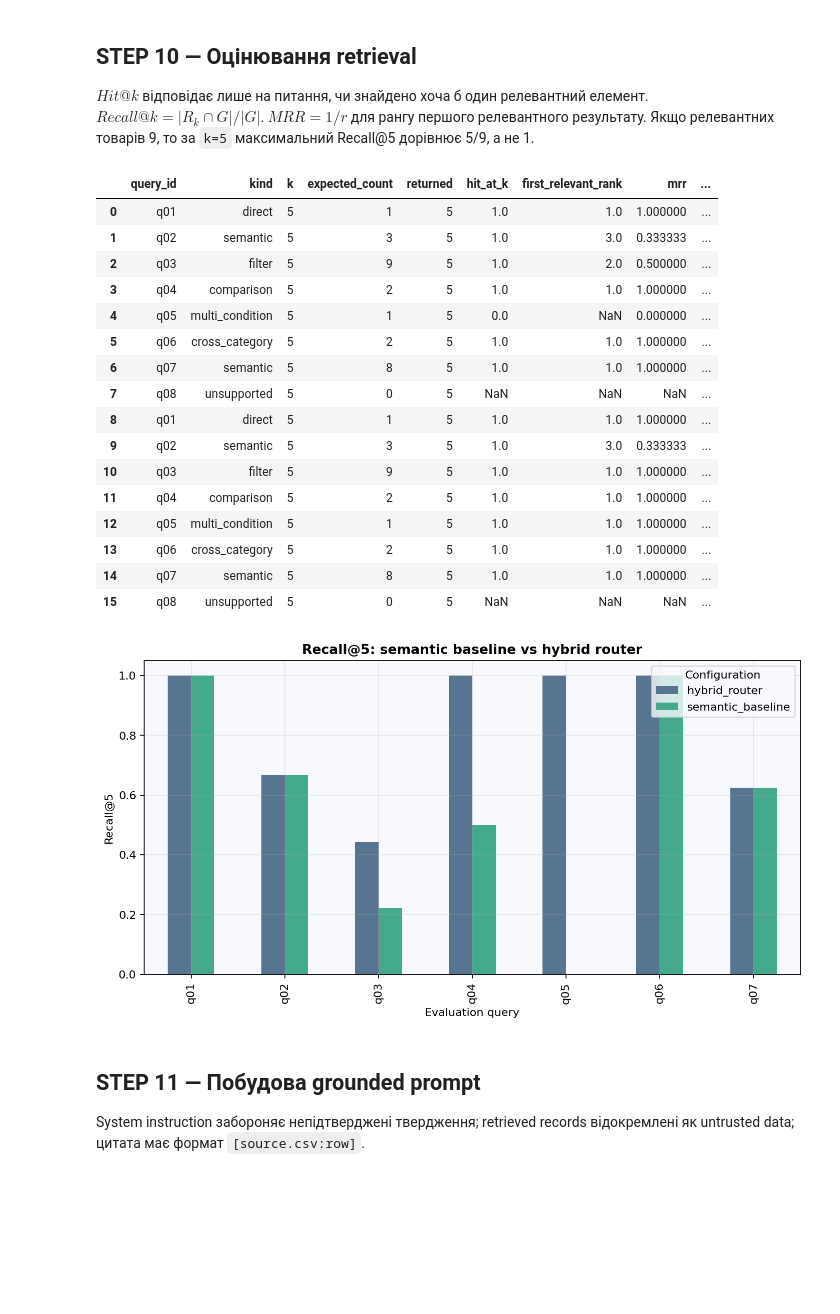
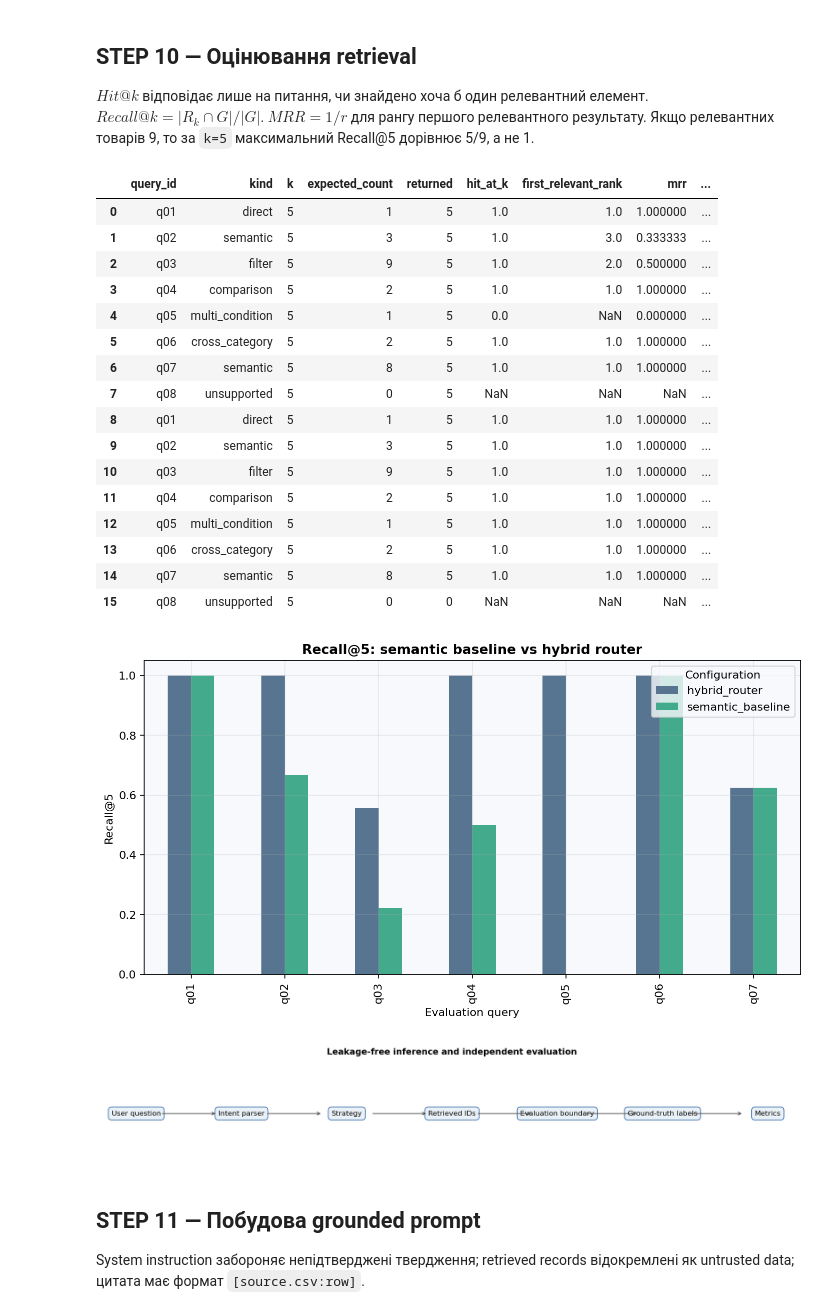
Before and after one commit to Eclipse-XS/Neural-Network-Technologies-and-Systems, a Jupyter notebook: labs/lab03_rag/notebooks/01_redis_csv_rag.ipynb, the cells around one changed output. Saved outputs shown, nothing was run; the diff lists cells and outputs as text; code cells hidden in the pictures; blank space fills up the shorter version.

Commit message:
docs: republish leakage-free RAG evaluation

```diff
--- a/labs/lab03_rag/notebooks/01_redis_csv_rag.ipynb
+++ b/labs/lab03_rag/notebooks/01_redis_csv_rag.ipynb
@@ -161,27 +161,29 @@ $Hit@k$ відповідає лише на питання, чи знайдено
 # %%
 comparison = pd.read_csv(LAB/'artifacts/portfolio/baseline_vs_hybrid.csv')
 display(comparison)
 display(Image(filename=str(LAB/'artifacts/portfolio/baseline_vs_hybrid.png')))
+display(Image(filename=str(LAB/'artifacts/portfolio/evaluation_integrity_flow.png')))
 assert comparison.query_id.nunique() == 8
 # %% [output]
 |  | query_id | kind | k | expected_count | returned | hit_at_k | first_relevant_rank | mrr | ... |
 | 0 | q01 | direct | 5 | 1 | 5 | 1.0 | 1.0 | 1.000000 | ... |
 | 1 | q02 | semantic | 5 | 3 | 5 | 1.0 | 3.0 | 0.333333 | ... |
 | 2 | q03 | filter | 5 | 9 | 5 | 1.0 | 2.0 | 0.500000 | ... |
 | 3 | q04 | comparison | 5 | 2 | 5 | 1.0 | 1.0 | 1.000000 | ... |
 | 4 | q05 | multi_condition | 5 | 1 | 5 | 0.0 | NaN | 0.000000 | ... |
 | 5 | q06 | cross_category | 5 | 2 | 5 | 1.0 | 1.0 | 1.000000 | ... |
 | 6 | q07 | semantic | 5 | 8 | 5 | 1.0 | 1.0 | 1.000000 | ... |
 | 7 | q08 | unsupported | 5 | 0 | 5 | NaN | NaN | NaN | ... |
 | 8 | q01 | direct | 5 | 1 | 5 | 1.0 | 1.0 | 1.000000 | ... |
-| 9 | q02 | semantic | 5 | 3 | 5 | 1.0 | 3.0 | 0.333333 | ... |
+| 9 | q02 | semantic | 5 | 3 | 5 | 1.0 | 1.0 | 1.000000 | ... |
 | 10 | q03 | filter | 5 | 9 | 5 | 1.0 | 1.0 | 1.000000 | ... |
 | 11 | q04 | comparison | 5 | 2 | 5 | 1.0 | 1.0 | 1.000000 | ... |
 | 12 | q05 | multi_condition | 5 | 1 | 5 | 1.0 | 1.0 | 1.000000 | ... |
 | 13 | q06 | cross_category | 5 | 2 | 5 | 1.0 | 1.0 | 1.000000 | ... |
 | 14 | q07 | semantic | 5 | 8 | 5 | 1.0 | 1.0 | 1.000000 | ... |
-| 15 | q08 | unsupported | 5 | 0 | 5 | NaN | NaN | NaN | ... |
+| 15 | q08 | unsupported | 5 | 0 | 0 | NaN | NaN | NaN | ... |
-[figure, old version]
+[figure, new version]
+[figure, added]
 # %% [markdown]
 ## STEP 11 — Побудова grounded prompt
 
```
Also changed, not shown: parts of 7 cells of this notebook, 11 other files.
